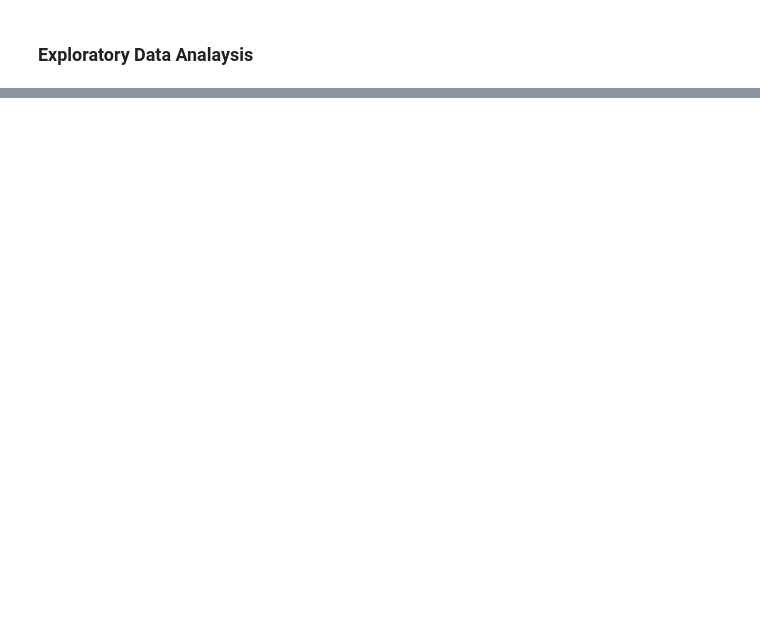
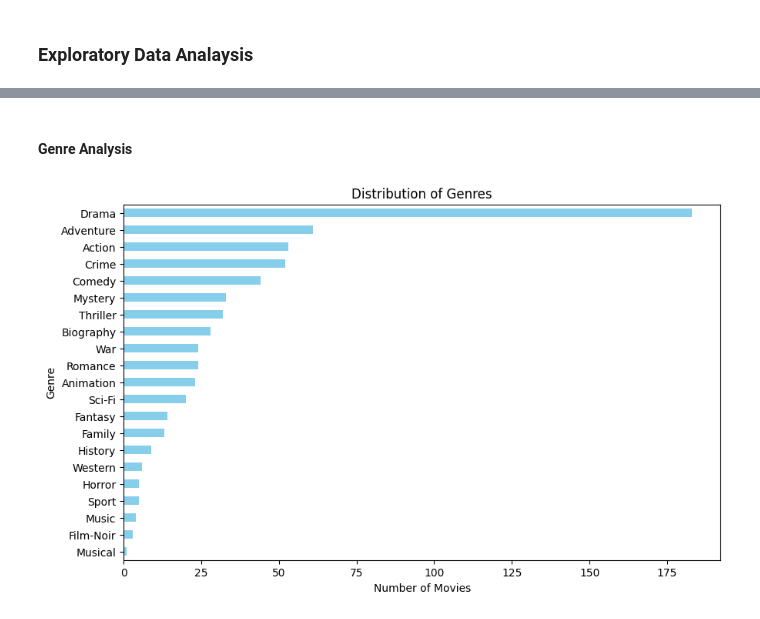
Before and after one commit to JimmyRitter/movie-recommendation-system, a Jupyter notebook: notebooks/web-scrapping-imdb.ipynb, the cells around one changed output, grey strips where cells are left out. Saved outputs shown, nothing was run; the diff lists cells and outputs as text; code cells hidden in the pictures; blank space fills up the shorter version.

```diff
--- a/notebooks/web-scrapping-imdb.ipynb
+++ b/notebooks/web-scrapping-imdb.ipynb
@@ -152,0 +252,16 @@ df.head()
+# %% [markdown]
+#### Genre Analysis
+# %%
+# Get the genre counts and sort them in descending order
+genre_counts = df['Genre'].str.split(', ').explode().value_counts().sort_values(ascending=True)
+
+# Plot the horizontal bar chart with sorted values
+genre_counts.plot(kind='barh', figsize=(10, 6), color='skyblue')
+
+# Add titles and labels
+plt.title('Distribution of Genres')
+plt.xlabel('Number of Movies')
+plt.ylabel('Genre')
+plt.show()
+# %% [output]
+[figure, added]
```
Also changed, not shown: parts of 20 cells of this notebook, 2 other files.
